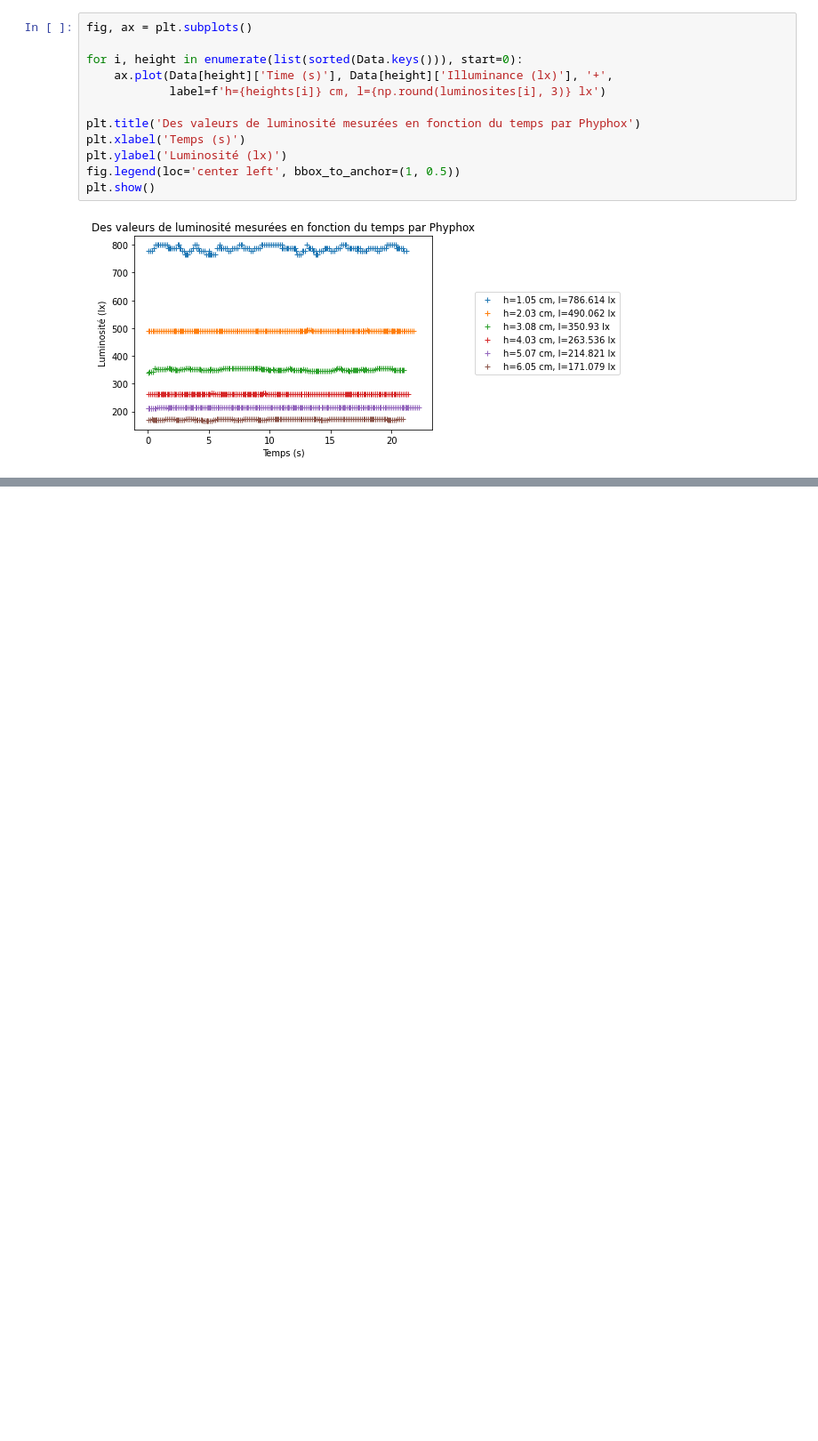
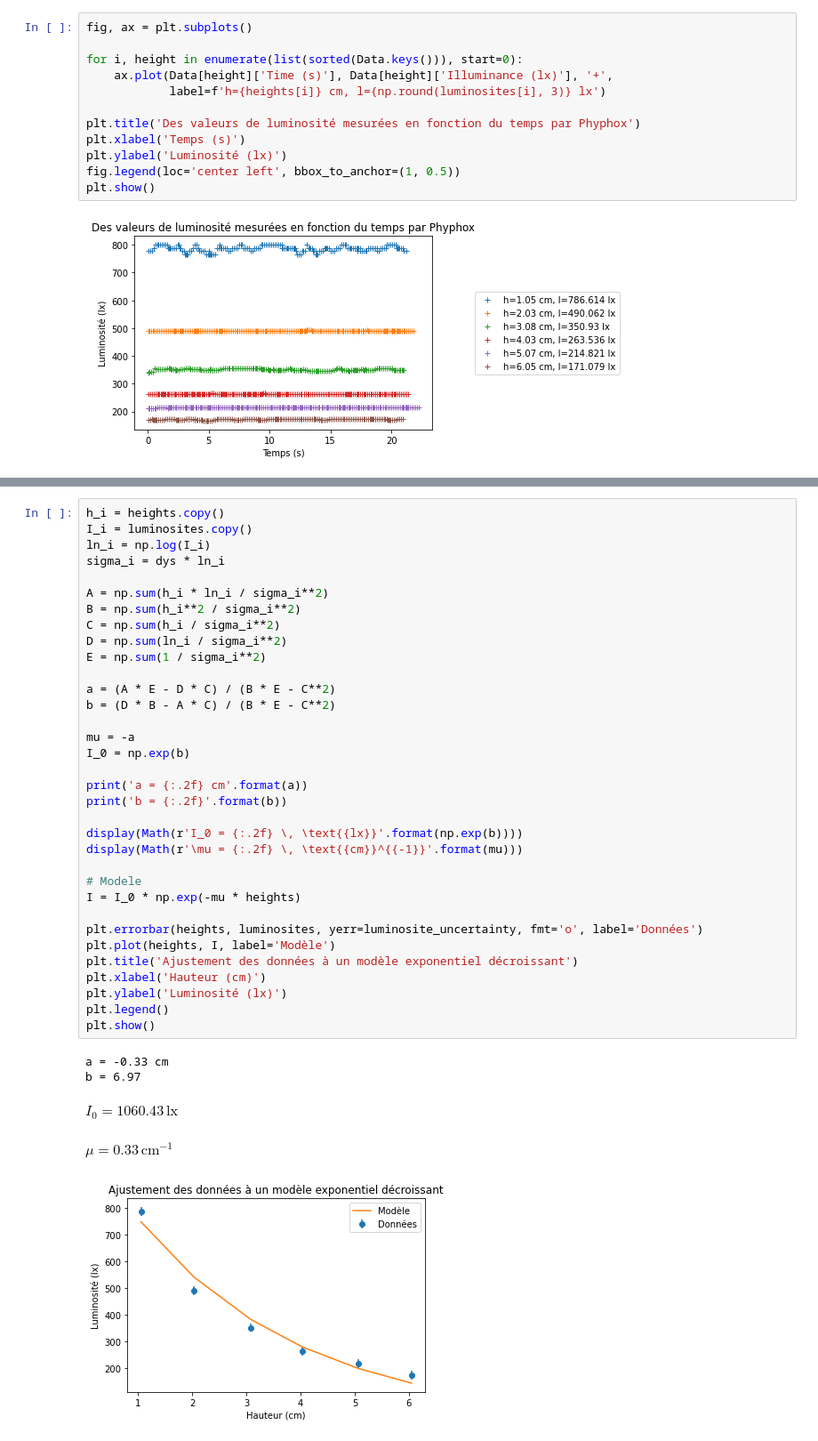
Before and after one commit to kmiloarguello/kmiloarguello.github.io, a Jupyter notebook: phyca/content/LU2PY215/TP/TP5/TP5.ipynb, the cells around one changed output, grey strips where cells are left out. Shown at 89% size. Saved outputs shown, nothing was run; the diff lists cells and outputs as text; blank space fills up the shorter version.

```diff
--- a/phyca/content/LU2PY215/TP/TP5/TP5.ipynb
+++ b/phyca/content/LU2PY215/TP/TP5/TP5.ipynb
@@ -149,0 +203,40 @@ qplt.show()
+# %%
+h_i = heights.copy()
+I_i = luminosites.copy()
+ln_i = np.log(I_i)
+sigma_i = dys * ln_i
+
+A = np.sum(h_i * ln_i / sigma_i**2)
+B = np.sum(h_i**2 / sigma_i**2)
+C = np.sum(h_i / sigma_i**2)
+D = np.sum(ln_i / sigma_i**2)
+E = np.sum(1 / sigma_i**2)
+
+a = (A * E - D * C) / (B * E - C**2)
+b = (D * B - A * C) / (B * E - C**2)
+
+mu = -a
+I_0 = np.exp(b)
+
+print('a = {:.2f} cm'.format(a))
+print('b = {:.2f}'.format(b))
+
+display(Math(r'I_0 = {:.2f} \, \text{{lx}}'.format(np.exp(b))))
+display(Math(r'\mu = {:.2f} \, \text{{cm}}^{{-1}}'.format(mu)))
+
+# Modele
+I = I_0 * np.exp(-mu * heights)
+
+plt.errorbar(heights, luminosites, yerr=luminosite_uncertainty, fmt='o', label='Données')
+plt.plot(heights, I, label='Modèle')
+plt.title('Ajustement des données à un modèle exponentiel décroissant')
+plt.xlabel('Hauteur (cm)')
+plt.ylabel('Luminosité (lx)')
+plt.legend()
+plt.show()
+# %% [output]
+a = -0.33 cm
+b = 6.97
+$\displaystyle I_0 = 1060.43 \, \text{lx}$
+$\displaystyle \mu = 0.33 \, \text{cm}^{-1}$
+[figure, added]
```
Also changed, not shown: parts of 12 cells of this notebook.
